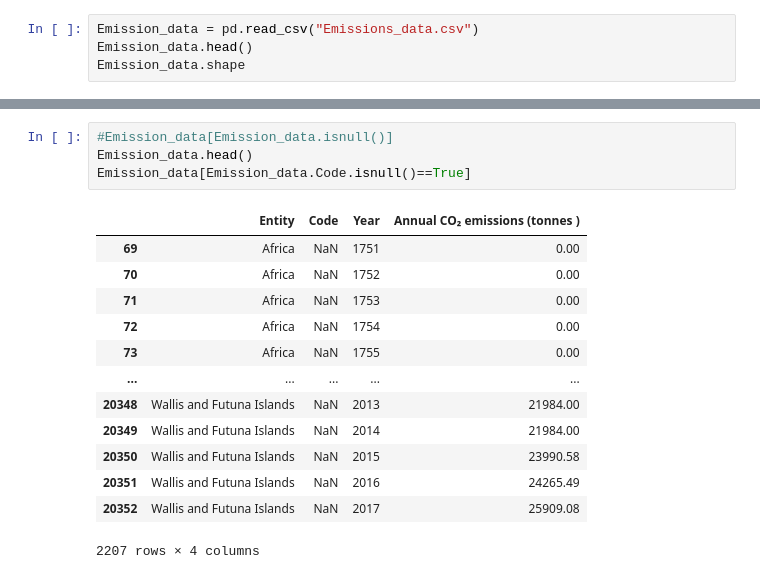
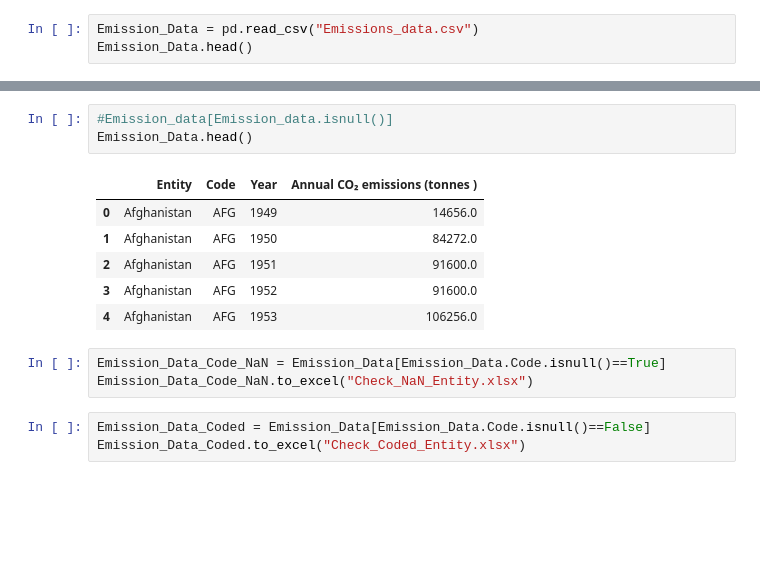
Before and after one commit to mayankbphc/ESG_Predictive_Modelling, a Jupyter notebook: Code.ipynb, the cells around one changed output, grey strips where cells are left out. Cells and saved outputs as stored; diff of their text form; blank space fills up the shorter version.

```diff
--- a/Code.ipynb
+++ b/Code.ipynb
@@ -11,5 +10,4 @@ os.chdir("G:\Quant finance\esg")
 # %%
-Emission_data = pd.read_csv("Emissions_data.csv")
-Emission_data.head()
-Emission_data.shape
+Emission_Data = pd.read_csv("Emissions_data.csv")
+Emission_Data.head()
 # %% [output]
@@ -34,19 +49,17 @@ dtype: int64
 | max | 2017.000000 | 3.615326e+10 |
 # %%
 #Emission_data[Emission_data.isnull()]
-Emission_data.head()
-Emission_data[Emission_data.Code.isnull()==True]
+Emission_Data.head()
 # %% [output]
 |  | Entity | Code | Year | Annual CO₂ emissions (tonnes ) |
-| 69 | Africa | NaN | 1751 | 0.00 |
-| 70 | Africa | NaN | 1752 | 0.00 |
-| 71 | Africa | NaN | 1753 | 0.00 |
-| 72 | Africa | NaN | 1754 | 0.00 |
-| 73 | Africa | NaN | 1755 | 0.00 |
-| ... | ... | ... | ... | ... |
-| 20348 | Wallis and Futuna Islands | NaN | 2013 | 21984.00 |
-| 20349 | Wallis and Futuna Islands | NaN | 2014 | 21984.00 |
-| 20350 | Wallis and Futuna Islands | NaN | 2015 | 23990.58 |
-| 20351 | Wallis and Futuna Islands | NaN | 2016 | 24265.49 |
-| 20352 | Wallis and Futuna Islands | NaN | 2017 | 25909.08 |
+| 0 | Afghanistan | AFG | 1949 | 14656.0 |
+| 1 | Afghanistan | AFG | 1950 | 84272.0 |
+| 2 | Afghanistan | AFG | 1951 | 91600.0 |
+| 3 | Afghanistan | AFG | 1952 | 91600.0 |
+| 4 | Afghanistan | AFG | 1953 | 106256.0 |
-2207 rows × 4 columns
+# %%
+Emission_Data_Code_NaN = Emission_Data[Emission_Data.Code.isnull()==True]
+Emission_Data_Code_NaN.to_excel("Check_NaN_Entity.xlsx")
+# %%
+Emission_Data_Coded = Emission_Data[Emission_Data.Code.isnull()==False]
+Emission_Data_Coded.to_excel("Check_Coded_Entity.xlsx")
```
Also changed, not shown: parts of 23 cells of this notebook.
